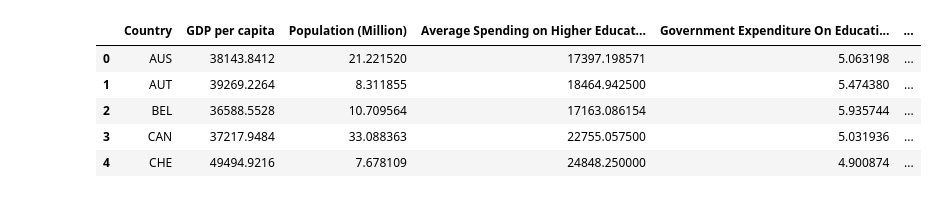
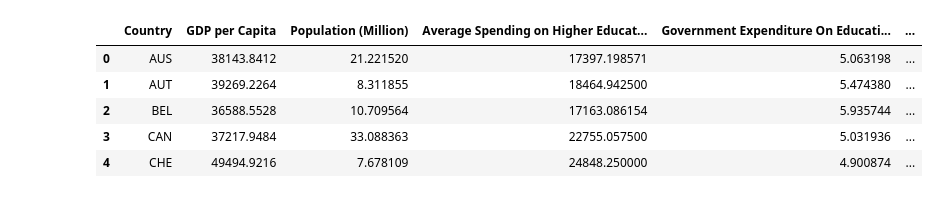
Before and after one commit to rcherivi/OECD-Tertiary-Education-Analysis, a Jupyter notebook: Country Averages.ipynb, the cells around one changed output. Drawn from its saved outputs; the diff is of its cells as text; code cells hidden in the pictures.

```diff
--- a/Country Averages.ipynb
+++ b/Country Averages.ipynb
@@ -21,0 +43,2 @@ combined_df.head()
+# %%
+combined_df["Government Spending Teritary (% Gov Spending)"] = pd.to_numeric(combined_df["Government Spending Teritary (% Gov Spending)"], errors="coerce")
@@ -22,35 +62,35 @@ combined_df.head()
 # %%
 query = """
         SELECT
             Country,
-            AVG("GDP per capita") AS "GDP per capita",
+            AVG("GDP per capita") AS "GDP per Capita",
             AVG("Population(Million)") AS "Population (Million)",
             AVG("Average Spending on Higher Education (USD/student)")
             AS "Average Spending on Higher Education (USD/student)",
             AVG("Government Expenditure On Education (%)")
             AS "Government Expenditure On Education (%)",
-            AVG("Government Spending Teritary (% GDP)")
-            AS "Government Spending Teritary (% GDP)",
+            AVG("Government Spending Teritary (% Gov Spending)")
+            AS "Government Spending Teritary (% Gov Spending)",
             AVG("Household Income per Capita")
             AS "Household Income per Capita",
             AVG("Number of Universities")
             AS "Number of Universities",
             AVG("Primary Enrollment rate (% gross)")
             AS "Primary Enrollment rate (% gross)",
             AVG("Secondary Enrollment rate (% gross)")
             AS "Secondary Enrollment rate (% gross)",
             AVG("Tertiary Enrollment rate (% gross)")
             AS "Tertiary Enrollment rate (% gross)",
             AVG("Population with Tertiary Education (%)")
             AS "Population with Tertiary Education (%)"
         FROM combined_df
         GROUP BY Country
 
         """
 df = duckdb.sql(query).df()
 df.head()
 # %% [output]
-|  | Country | GDP per capita | Population (Million) | Average Spending on Higher Educat... | Government Expenditure On Educati... | ... |
+|  | Country | GDP per Capita | Population (Million) | Average Spending on Higher Educat... | Government Expenditure On Educati... | ... |
 | 0 | AUS | 38143.8412 | 21.221520 | 17397.198571 | 5.063198 | ... |
 | 1 | AUT | 39269.2264 | 8.311855 | 18464.942500 | 5.474380 | ... |
 | 2 | BEL | 36588.5528 | 10.709564 | 17163.086154 | 5.935744 | ... |
```
Also changed, not shown: parts of 23 cells of this notebook.
